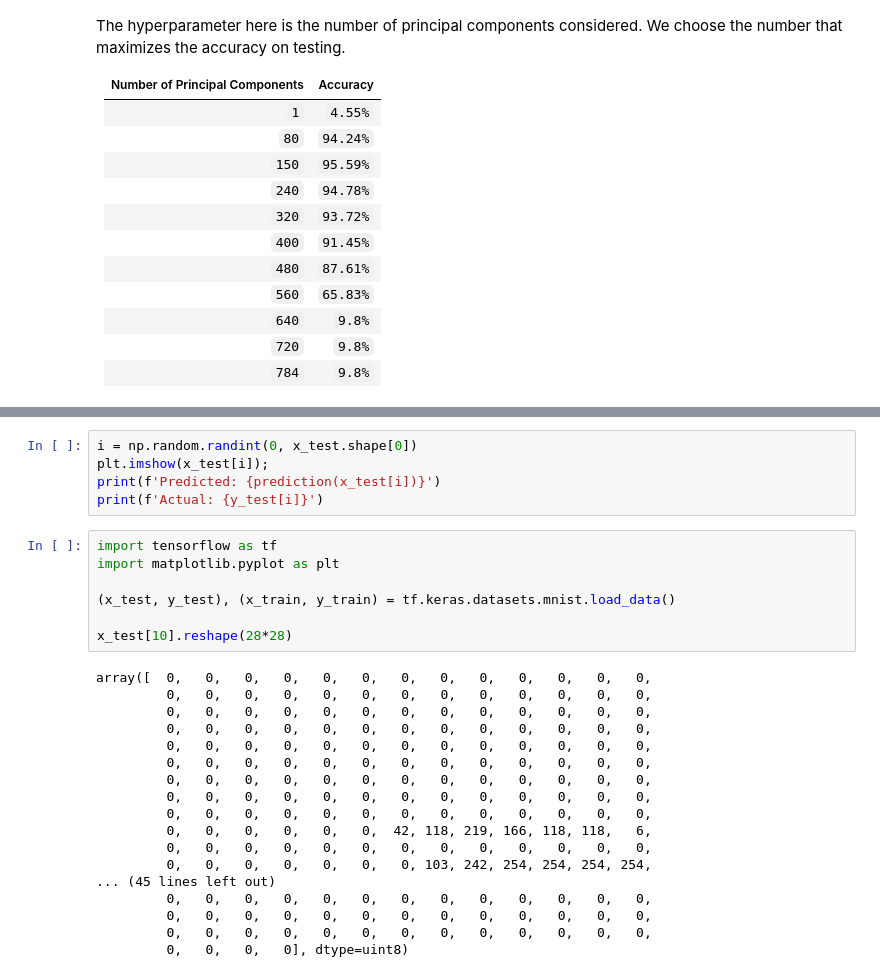
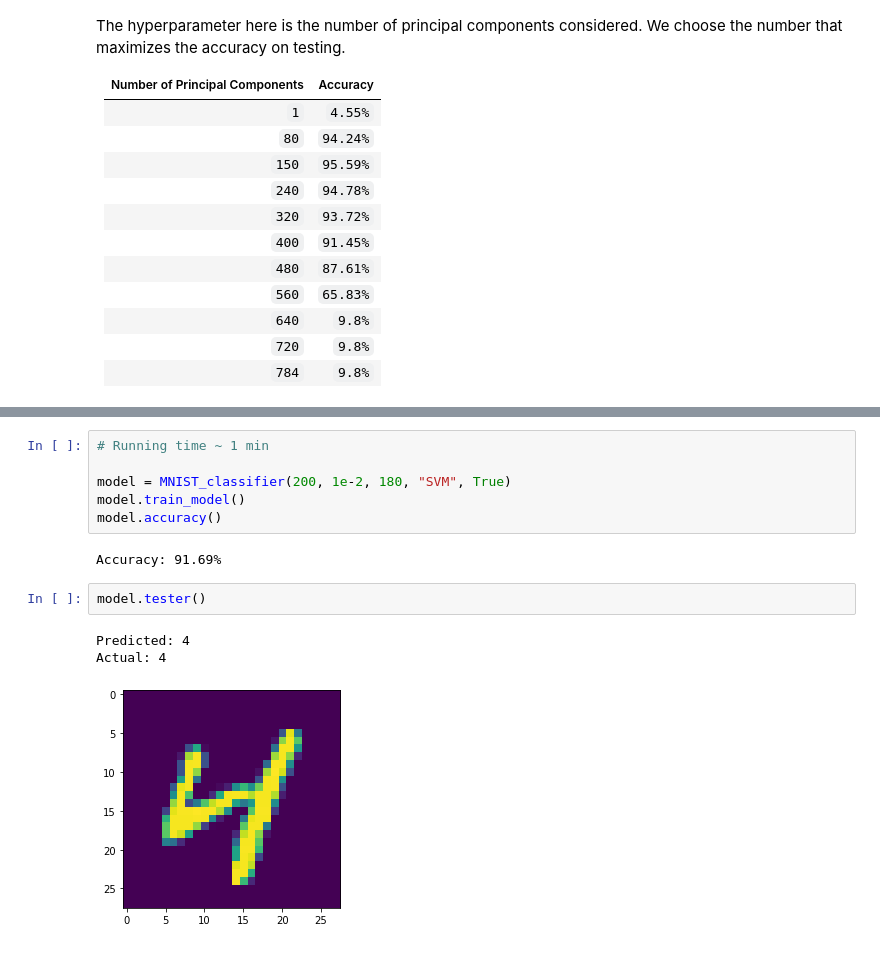
Before and after one commit to theashwinabraham/WiDS-Training-AI-to-play-games-using-Reinforcement-Learning, a Jupyter notebook: Week1/MNIST.ipynb, the cells around one changed output, grey strips where cells are left out. Saved outputs shown, nothing was run; the diff lists cells and outputs as text.

```diff
--- a/Week1/MNIST.ipynb
+++ b/Week1/MNIST.ipynb
@@ -447,30 +232,14 @@ print(f'Accuracy: {num_occ*100/x_test.shape[0]}%')
-# %%
-i = np.random.randint(0, x_test.shape[0])
-plt.imshow(x_test[i]);
-print(f'Predicted: {prediction(x_test[i])}')
-print(f'Actual: {y_test[i]}')
-# %%
-import tensorflow as tf
-import matplotlib.pyplot as plt
-
-(x_test, y_test), (x_train, y_train) = tf.keras.datasets.mnist.load_data()
-
-x_test[10].reshape(28*28)
-# %% [output]
-array([  0,   0,   0,   0,   0,   0,   0,   0,   0,   0,   0,   0,   0,
-         0,   0,   0,   0,   0,   0,   0,   0,   0,   0,   0,   0,   0,
-         0,   0,   0,   0,   0,   0,   0,   0,   0,   0,   0,   0,   0,
-         0,   0,   0,   0,   0,   0,   0,   0,   0,   0,   0,   0,   0,
-         0,   0,   0,   0,   0,   0,   0,   0,   0,   0,   0,   0,   0,
-         0,   0,   0,   0,   0,   0,   0,   0,   0,   0,   0,   0,   0,
-         0,   0,   0,   0,   0,   0,   0,   0,   0,   0,   0,   0,   0,
-         0,   0,   0,   0,   0,   0,   0,   0,   0,   0,   0,   0,   0,
-         0,   0,   0,   0,   0,   0,   0,   0,   0,   0,   0,   0,   0,
-         0,   0,   0,   0,   0,   0,  42, 118, 219, 166, 118, 118,   6,
-         0,   0,   0,   0,   0,   0,   0,   0,   0,   0,   0,   0,   0,
-         0,   0,   0,   0,   0,   0,   0, 103, 242, 254, 254, 254, 254,
-... (45 lines left out)
-         0,   0,   0,   0,   0,   0,   0,   0,   0,   0,   0,   0,   0,
-         0,   0,   0,   0,   0,   0,   0,   0,   0,   0,   0,   0,   0,
-         0,   0,   0,   0,   0,   0,   0,   0,   0,   0,   0,   0,   0,
-         0,   0,   0,   0], dtype=uint8)
+# %%
+# Running time ~ 1 min
+
+model = MNIST_classifier(200, 1e-2, 180, "SVM", True)
+model.train_model()
+model.accuracy()
+# %% [output]
+Accuracy: 91.69%
+# %%
+model.tester()
+# %% [output]
+Predicted: 4
+Actual: 4
+[figure, added]
```
Also changed, not shown: parts of 16 cells of this notebook, 4 other files.
